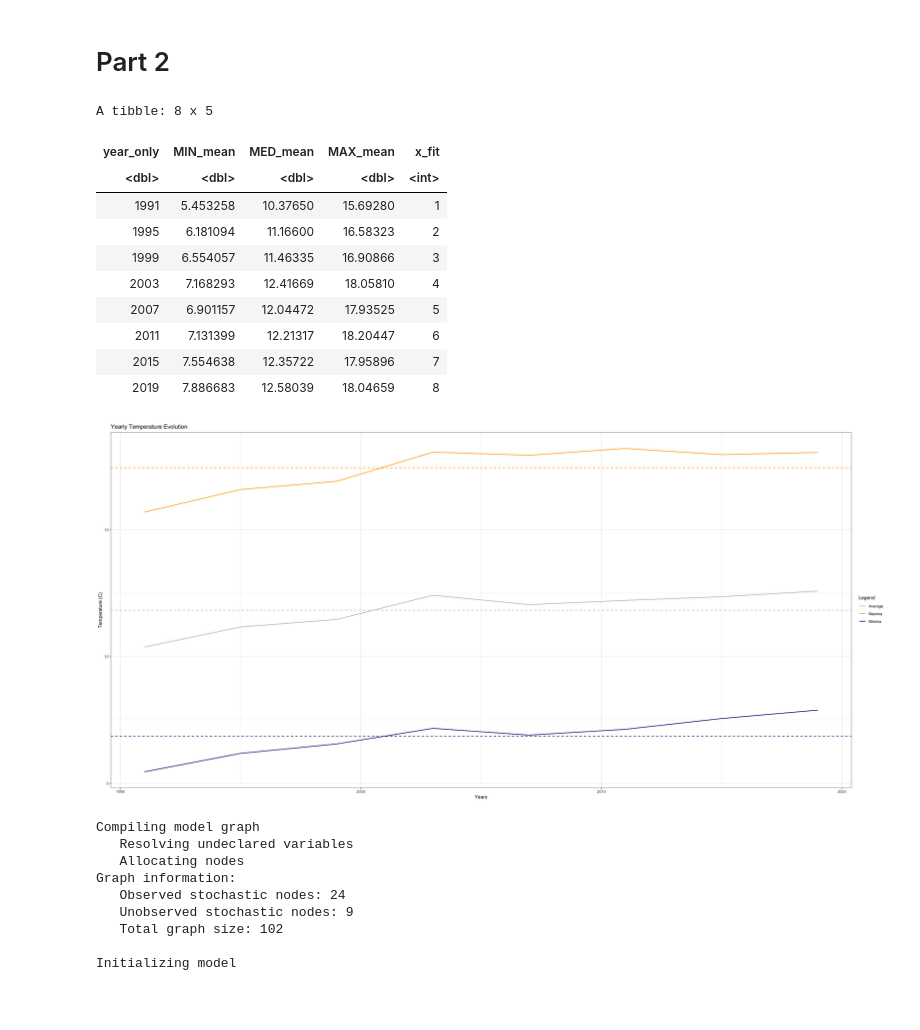
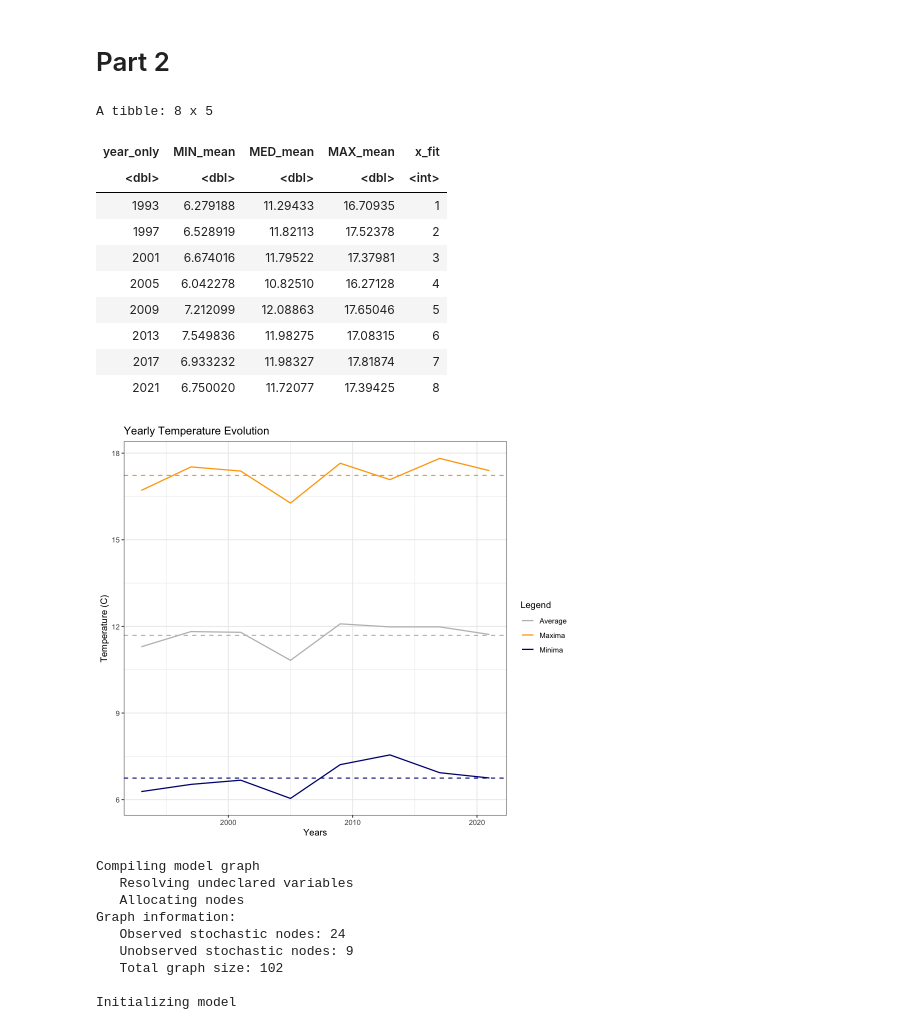
Before and after one commit to Lorycav/Weather_Statistical_Analysis_And_Forecasting, a Jupyter notebook: project.ipynb, the cells around one changed output. Cells and saved outputs as stored; diff of their text form; code cells hidden in the pictures; blank space fills up the shorter version.

```diff
--- a/project.ipynb
+++ b/project.ipynb
@@ -27,7 +27,7 @@ create_dataset <- function(Monthly=FALSE,Yearly=FALSE) {
             mutate(file = file_path_sans_ext(basename(.x)),
                    month = ym(format(date, "%Y-%m")),
                    year_only = year(date))) |>
-            filter(date >= as.Date('1991-01-01') & date <= as.Date('2021-12-31')) |>
+            filter(date >= as.Date('1993-01-01') & date <= as.Date('2021-12-31')) |>
             relocate( month, year_only, file, .after = date) |>
             arrange(date)
 
@@ -844,37 +841,37 @@ ggplot(corr_df, aes(x = MED_mean, y = MED_mean.1)) +
 # Part 2
 # %%
 filtered <- yearly_dataset %>%
-  filter(year_only >= 1991 & (year_only - 1991) %% 4 == 0) |> mutate(x_fit = 1:length(year_only))
+  filter(year_only >= 1993 & (year_only - 1993) %% 4 == 0) |> mutate(x_fit = 1:length(year_only))
 
 # Visualizziamo il dataframe filtrato
 (filtered)
 
 p_y <- ggplot(data = filtered) +
   geom_line(aes(x = year_only, y = MED_mean, color = 'Average'), group = 1, linewidth = 0.7) +
   geom_hline(aes(yintercept= mean(MED_mean)), color = 'gray', linewidth = 0.6, linetype = 2)+
   geom_line(aes(x = year_only, y = MIN_mean, color = 'Minima'), group = 1, linewidth = 0.7) +
   geom_hline(aes(yintercept= mean(MIN_mean)), color = 'navy', linewidth = 0.6, linetype = 2)+
   geom_line(aes(x = year_only, y = MAX_mean, color = 'Maxima'), group = 1, linewidth = 0.7) +
   geom_hline(aes(yintercept= mean(MAX_mean)), color = 'orange', linewidth = 0.6, linetype = 2)+
   scale_color_manual(name = 'Legend', values = c('Minima' = 'navy', 'Maxima' = 'orange', 'Average' = 'gray')) +
   labs(title = 'Yearly Temperature Evolution',
        x = 'Years',
        y = 'Temperature (C)') +
   theme_bw()
 p_y
 # %% [output]
 A tibble: 8 x 5
 | year_only | MIN_mean | MED_mean | MAX_mean | x_fit |
 | <dbl> | <dbl> | <dbl> | <dbl> | <int> |
-| 1991 | 5.453258 | 10.37650 | 15.69280 | 1 |
-| 1995 | 6.181094 | 11.16600 | 16.58323 | 2 |
-| 1999 | 6.554057 | 11.46335 | 16.90866 | 3 |
-| 2003 | 7.168293 | 12.41669 | 18.05810 | 4 |
-| 2007 | 6.901157 | 12.04472 | 17.93525 | 5 |
-| 2011 | 7.131399 | 12.21317 | 18.20447 | 6 |
-| 2015 | 7.554638 | 12.35722 | 17.95896 | 7 |
-| 2019 | 7.886683 | 12.58039 | 18.04659 | 8 |
+| 1993 | 6.279188 | 11.29433 | 16.70935 | 1 |
+| 1997 | 6.528919 | 11.82113 | 17.52378 | 2 |
+| 2001 | 6.674016 | 11.79522 | 17.37981 | 3 |
+| 2005 | 6.042278 | 10.82510 | 16.27128 | 4 |
+| 2009 | 7.212099 | 12.08863 | 17.65046 | 5 |
+| 2013 | 7.549836 | 11.98275 | 17.08315 | 6 |
+| 2017 | 6.933232 | 11.98327 | 17.81874 | 7 |
+| 2021 | 6.750020 | 11.72077 | 17.39425 | 8 |
-[figure, old version]
+[figure, new version]
 # %%
 lin_chain <- regression(filtered, lin_model_file, lin_pars)
 # %% [output]
```
Also changed, not shown: parts of 9 cells of this notebook.
